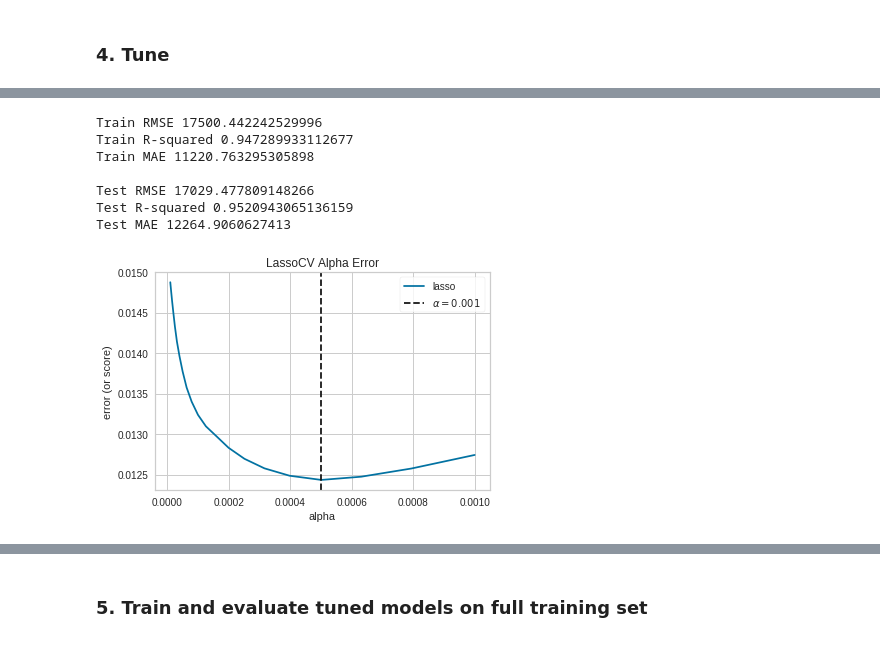
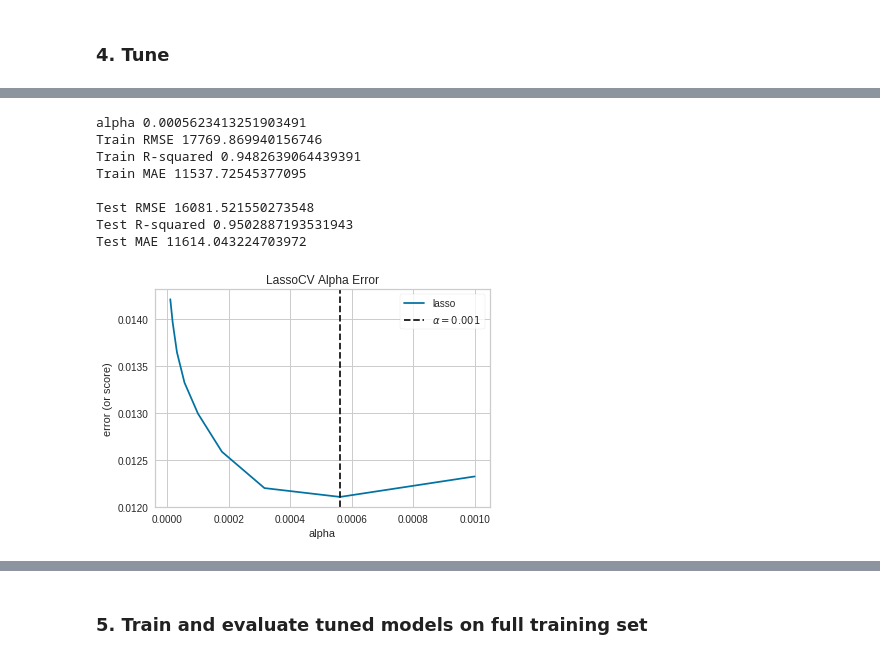
Before and after one commit to druce/iowa, a Jupyter notebook: iowa_colab.ipynb, the cells around one changed output, grey strips where cells are left out. Drawn from its saved outputs; the diff is of its cells as text; code cells hidden in the pictures.

```diff
--- a/iowa_colab.ipynb
+++ b/iowa_colab.ipynb
@@ -413,7 +405,0 @@ dtype: int64
-# %%
-# drop columns with lots of missing data
-# df_raw.drop(columns=['PoolQC','MiscFeature','Alley'], inplace=True)
-# no variation:
-df_raw.drop(columns=['Utilities'], inplace=True)
-
-df_raw.info()
@@ -1290,7 +1265,7 @@ df.loc[df['Fireplaces'] > 3, 'Fireplaces'] = 3
 df.loc[df['GarageYrBlt'] < 0, 'GarageYrBlt'] = 0
 
 # Booleans
-#df['haspool'] = df['PoolArea'].apply(lambda x: 1 if x > 0 else 0)
+df['haspool'] = df['PoolArea'].apply(lambda x: 1 if x > 0 else 0)
 df['has2ndfloor'] = df['2ndFlrSF'].apply(lambda x: 1 if x > 0 else 0)
 #df['hasgarage'] = df['GarageArea'].apply(lambda x: 1 if x > 0 else 0)
 #df['hasbsmt'] = df['TotalBsmtSF'].apply(lambda x: 1 if x > 0 else 0)
@@ -1319,16 +1294,16 @@ df.loc[df['FireBathRatio'] > 1.5, 'FireBathRatio'] = 1.5
 # interaction features, have residual correlation and also look reasonable
 df['TotalSF x OverallQual x OverallCond'] = df['TotalSF'] * df['OverallQual'] * df['OverallCond']
 df['TotalSF x OverallQual x Functional'] = df['TotalSF'] * df['OverallQual'] * df['Functional']
-df['AvgBltRemod x Functional x TotalFinSF '] = df['AvgBltRemod'] * df['Functional'] * df['TotalFinSF']
+df['AvgBltRemod x Functional x TotalFinSF'] = df['AvgBltRemod'] * df['Functional'] * df['TotalFinSF']
 
 df['TotalSF x OverallQual'] = df['TotalSF'] * df['OverallQual']
 df['TotalSF x OverallCond'] = df['TotalSF'] * df['OverallCond']
 df['TotalFinSF x Functional'] = df['Functional'] * df['TotalFinSF']
-df['OverallQual x OverallCond'] = df['OverallQual'] * df['OverallCond']
+#df['OverallQual x OverallCond'] = df['OverallQual'] * df['OverallCond']
 df['Functional x OverallQual'] = df['Functional'] * df['OverallQual']
 df['AvgBltRemod x OverallCond'] = df['AvgBltRemod'] * df['OverallCond']
 df['AvgBltRemod x TotalFinSF'] = df['AvgBltRemod'] * df['TotalFinSF']
-df['YearBuilt x OverallCond'] = df['YearBuilt'] * df['OverallCond']
+#df['YearBuilt x OverallCond'] = df['YearBuilt'] * df['OverallCond']
 df['OverallCond x AvgBltRemod'] = df['OverallCond'] * df['AvgBltRemod']
 
 df['BsmtFinSF x BsmtQual'] = df['BsmtFinSF'] * df['BsmtQual']
@@ -1336,8 +1311,8 @@ df['BsmtFinSF x BsmtBath'] = df['BsmtFinSF'] * df['BsmtBath']
 df['KitchenAbvGr x KitchenQual'] = df['KitchenAbvGr'] * df['KitchenQual']
 df['GarageCars x GarageYrBlt'] = df['GarageCars'] * df['GarageYrBlt']
 
-df['ExterQual x ExterCond x Exterior1st'] = df['ExterQual'] * df['ExterCond'] * df['Exterior1st']
-df['BsmtQual x BsmtCond x BsmtFinSF'] = df['BsmtQual'] * df['BsmtCond'] * df['BsmtFinSF']
+#df['ExterQual x ExterCond x Exterior1st'] = df['ExterQual'] * df['ExterCond'] * df['Exterior1st']
+#df['BsmtQual x BsmtCond x BsmtFinSF'] = df['BsmtQual'] * df['BsmtCond'] * df['BsmtFinSF']
 df['GarageQual x GarageCond x GarageCars'] = df['GarageQual'] * df['GarageCond'] * df['GarageCars']
 
 df['HeatingQC x Heating'] = df['HeatingQC'] * df['Heating']
@@ -1408,8 +1383,10 @@ transformlog = ['LotArea', 'YearBuilt', 'GrLivArea', 'GarageYrBlt', 'TotalFinSF'
                 'LivAreaRatio', 'BedRatio', 'GarageRatio', 'BathRatio', 'LotRatio',
                 #'OverallQualRatio','ExterQualRatio','BsmtQualRatio','GarageQualRatio',
                 'TotalSF x OverallQual', 'KitchenAbvGr x KitchenQual',
-                'TotalSF x OverallCond','OverallQual x OverallCond','AvgBltRemod x OverallCond',
-                'AvgBltRemod x TotalFinSF','YearBuilt x OverallCond','OverallCond x AvgBltRemod',
+                'TotalSF x OverallCond',#'OverallQual x OverallCond',
+                'AvgBltRemod x OverallCond',
+                'AvgBltRemod x TotalFinSF',#'YearBuilt x OverallCond',
+                'OverallCond x AvgBltRemod',
                 'KitchenQual x KitchenAbvGr','FireplaceQu x Fireplaces',
                ]
 
@@ -1724,5 +1685,9 @@ df_test = df.loc[df[response].isna()]
 print(df_test.shape)
 
 df = df.loc[~df[response].isna()]
-df.shape
+print(df.shape)
+
+predictors = [p for p in df.columns if p not in [response]]
+
+X_train, X_test, y_train, y_test = train_test_split(df[predictors], df[response], test_size=.25)
 # %% [output]
@@ -1801,26 +1747,29 @@ Wall time: 192 ms
 # %%
 %%time
-# visualize lasso with yellowbrick
+# lasso, visualize with yellowbrick
 scaler = use_transform()
 scaler.fit(X_train)
 X_tr = scaler.transform(X_train)
 
 #alphas = np.logspace(-5, 4, 19)
-alphas = np.logspace(-5, -3, 21)
-visualizer = AlphaSelection(LassoCV(alphas=alphas, max_iter=20000, cv=kfolds))
+alphas = np.logspace(-5, -3, 9)
+visualizer = AlphaSelection(LassoCV(alphas=alphas, max_iter=200000, cv=kfolds))
 visualizer.fit(X_tr, y_train)
 
+alpha = visualizer.estimator.alpha_
+print('alpha', alpha)
 y_pred_train = visualizer.predict(X_tr)
 y_pred_test = visualizer.predict(scaler.transform(X_test))
 evaluate(y_train, y_pred_train, y_test, y_pred_test)
 
 visualizer.poof()
 # %% [output]
-Train RMSE 17500.442242529996
-Train R-squared 0.947289933112677
-Train MAE 11220.763295305898
+alpha 0.0005623413251903491
+Train RMSE 17769.869940156746
+Train R-squared 0.9482639064439391
+Train MAE 11537.72545377095
 
-Test RMSE 17029.477809148266
-Test R-squared 0.9520943065136159
-Test MAE 12264.9060627413
+Test RMSE 16081.521550273548
+Test R-squared 0.9502887193531943
+Test MAE 11614.043224703972
-[figure, old version]
+[figure, new version]
```
Also changed, not shown: parts of 72 cells of this notebook, 1 other file.
